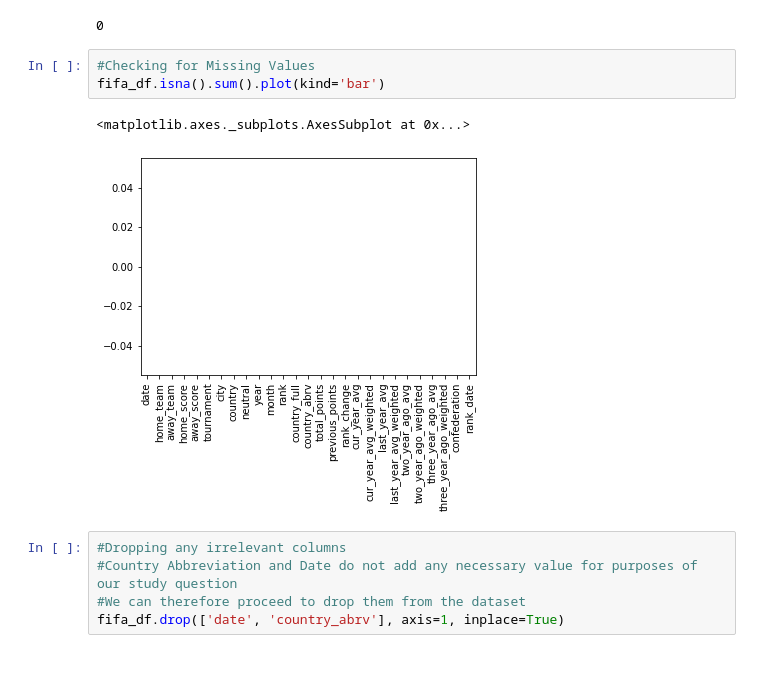
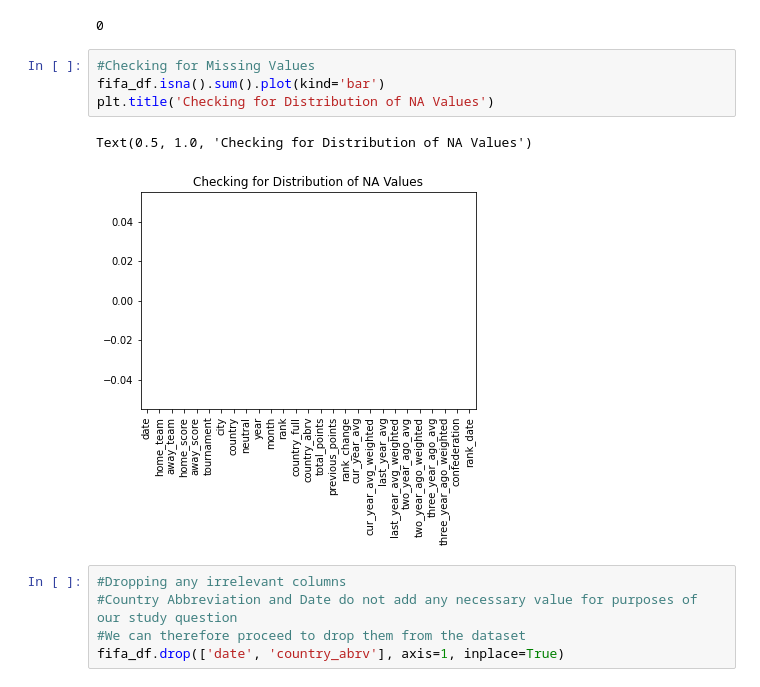
Before and after one commit to Obreintelly/Mchezo_Pesa_Football_Prediction_Analysis, a Jupyter notebook: Mchezo_Pesa_Football_Results_Prediction.ipynb, the cells around one changed output. Drawn from its saved outputs; the diff is of its cells as text.

```diff
--- a/Mchezo_Pesa_Football_Results_Prediction.ipynb
+++ b/Mchezo_Pesa_Football_Results_Prediction.ipynb
@@ -332,9 +332,10 @@ fifa_df.duplicated().any().sum()
 # %%
 #Checking for Missing Values
 fifa_df.isna().sum().plot(kind='bar')
+plt.title('Checking for Distribution of NA Values')
 # %% [output]
-<matplotlib.axes._subplots.AxesSubplot at 0x...>
+Text(0.5, 1.0, 'Checking for Distribution of NA Values')
-[figure, old version]
+[figure, new version]
 # %%
 #Dropping any irrelevant columns
 #Country Abbreviation and Date do not add any necessary value for purposes of our study question
```
Also changed, not shown: parts of 25 cells of this notebook.
